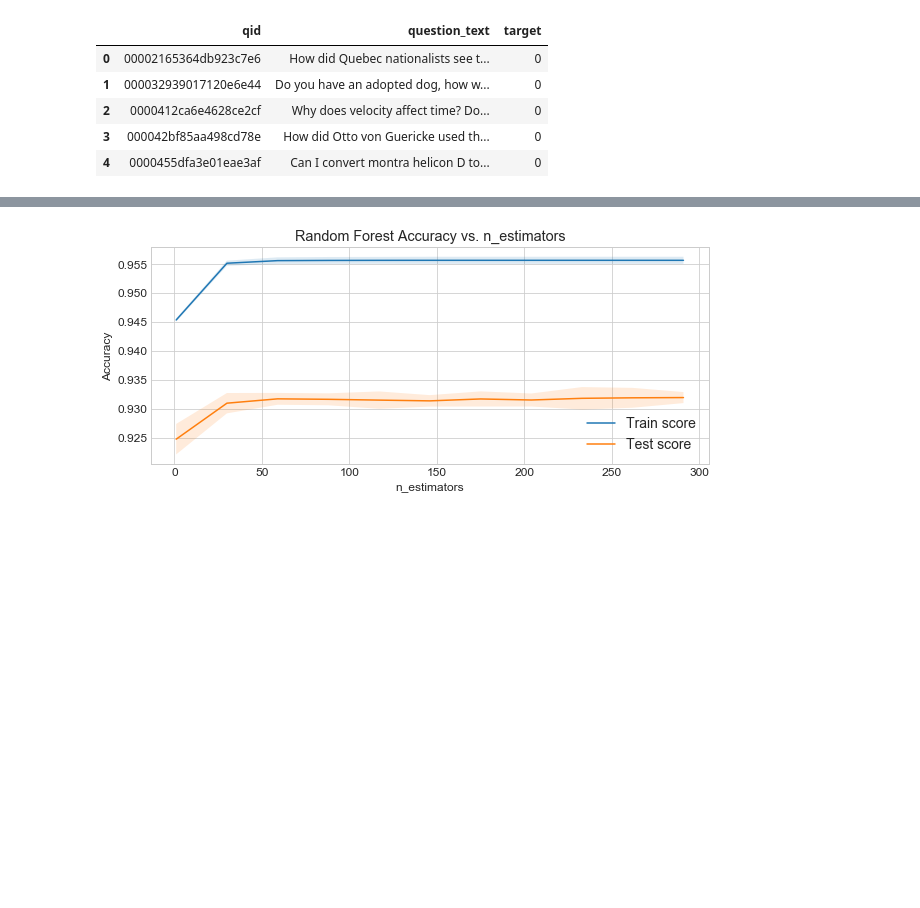
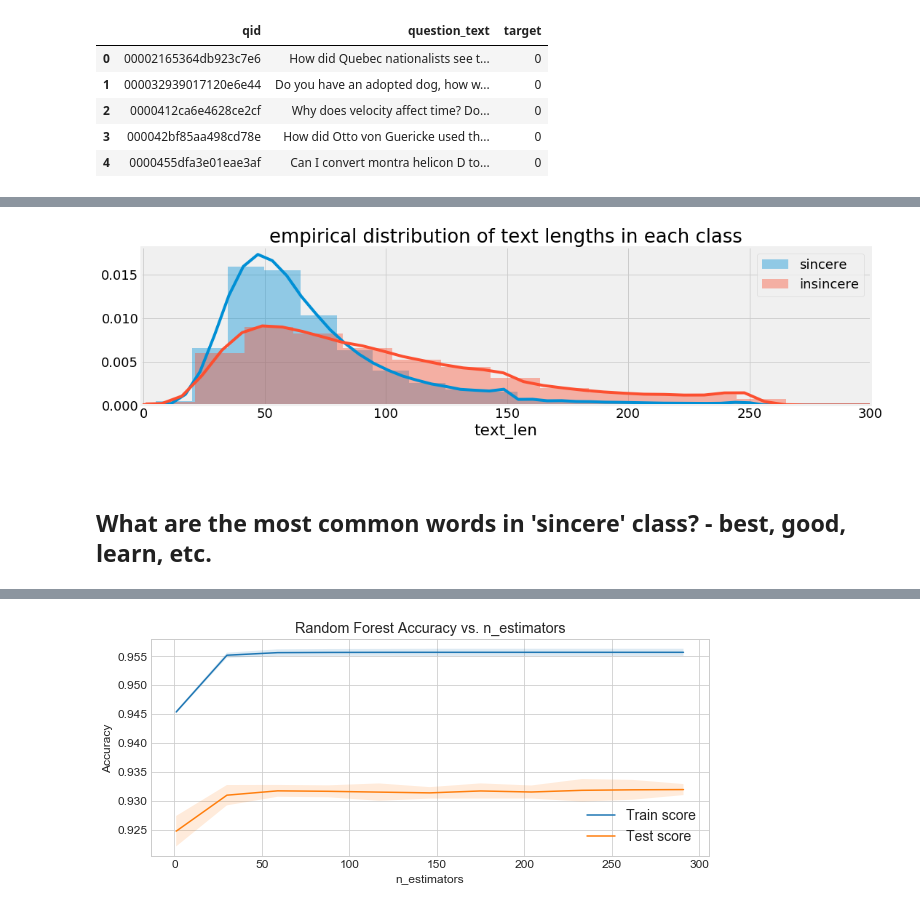
Before and after one commit to Kearlay/NLP-project, a Jupyter notebook: Quora_insincere.ipynb, the cells around one changed output, grey strips where cells are left out. Drawn from its saved outputs; the diff is of its cells as text; code cells hidden in the pictures; blank space fills up the shorter version.

```diff
--- a/Quora_insincere.ipynb
+++ b/Quora_insincere.ipynb
@@ -258,0 +189,18 @@ plt.show()
+# %%
+insincere = df[df['target']==1]
+sincere = df[df['target']==0]
+
+plt.figure(figsize=(16,4))
+sns.distplot(sincere['text_len'], label='sincere')
+sns.distplot(insincere['text_len'], label='insincere')
+
+plt.legend()
+plt.xlim(-1, 300)
+plt.title('empirical distribution of text lengths in each class')
+plt.show()
+# %% [output]
+[figure, added]
+# %% [markdown]
+<br>
+
+## What are the most common words in 'sincere' class? - best, good, learn, etc.
```
Also changed, not shown: parts of 77 cells of this notebook.
